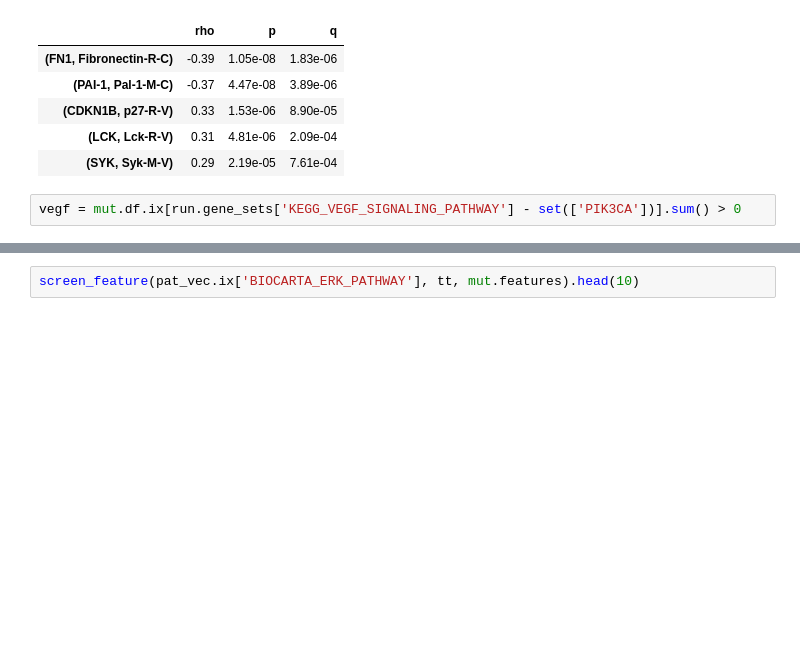
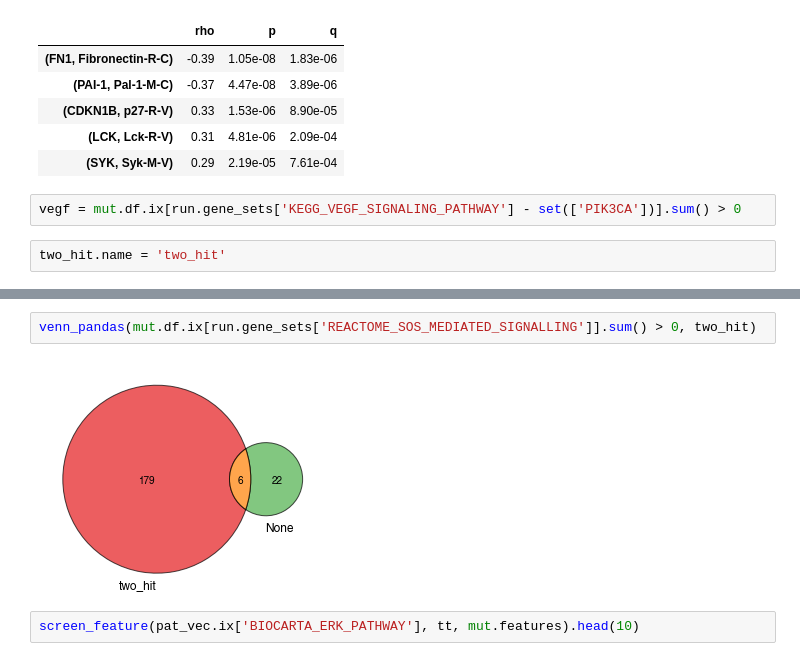
Before and after one commit to theandygross/TCGA, a Jupyter notebook: Pathway_Merge/Notebooks/HNSC_Univariate_All-Copy0.ipynb, the cells around one changed output, grey strips where cells are left out. Drawn from its saved outputs; the diff is of its cells as text; blank space fills up the shorter version.

```diff
--- a/Pathway_Merge/Notebooks/HNSC_Univariate_All-Copy0.ipynb
+++ b/Pathway_Merge/Notebooks/HNSC_Univariate_All-Copy0.ipynb
@@ -279,4 +279,6 @@ screen_feature(pat_vec.ix['BIOCARTA_BARR_MAPK_PATHWAY'], spearman_pandas, rppa.d
 | (SYK, Syk-M-V) | 0.29 | 2.19e-05 | 7.61e-04 |
 # %%
 vegf = mut.df.ix[run.gene_sets['KEGG_VEGF_SIGNALING_PATHWAY'] - set(['PIK3CA'])].sum() > 0
+# %%
+two_hit.name = 'two_hit'
 # %%
@@ -290,3 +296,7 @@ violin_plot_pandas(mut.df.ix[run.gene_sets['KEGG_VEGF_SIGNALING_PATHWAY']].sum()
+# %%
+venn_pandas(mut.df.ix[run.gene_sets['REACTOME_SOS_MEDIATED_SIGNALLING']].sum() > 0, two_hit)
+# %% [output]
+[figure, added]
 # %%
 screen_feature(pat_vec.ix['BIOCARTA_ERK_PATHWAY'], tt, mut.features).head(10)
 # %% [output]
```
Also changed, not shown: parts of 3 cells of this notebook, 12 other files.
